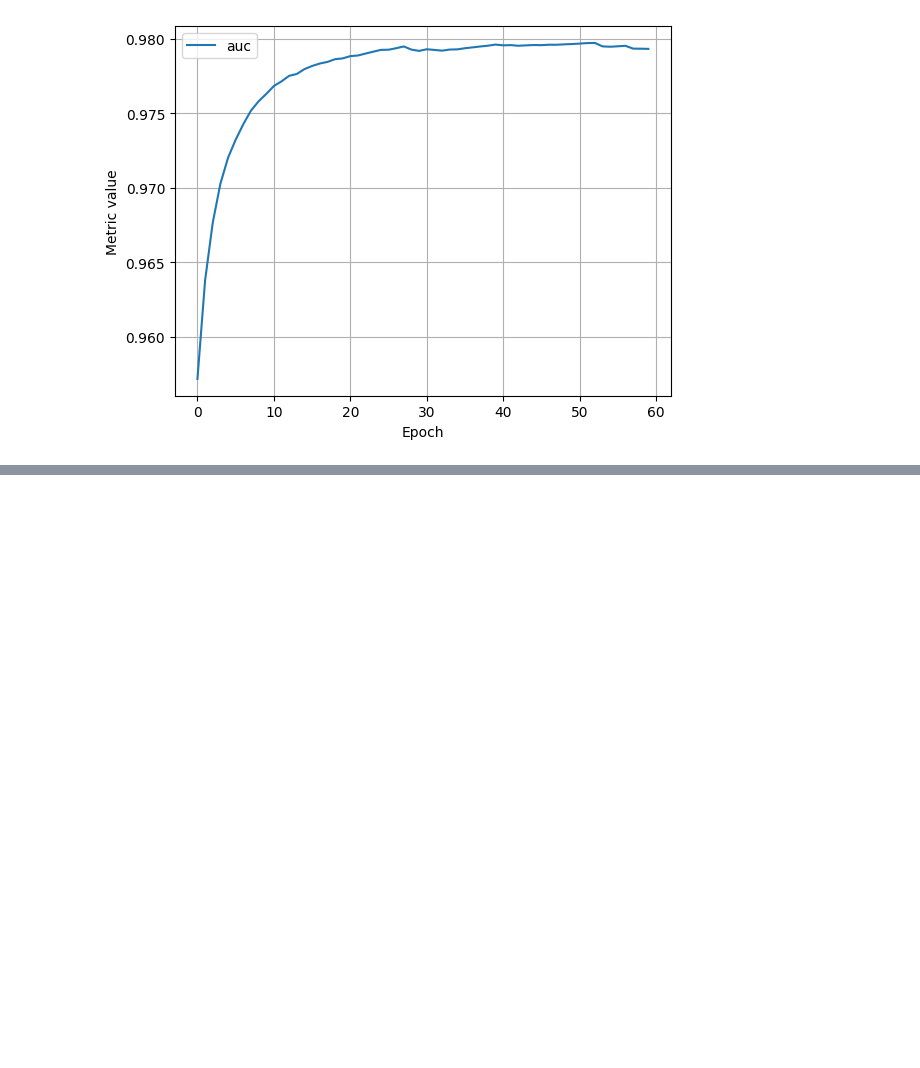
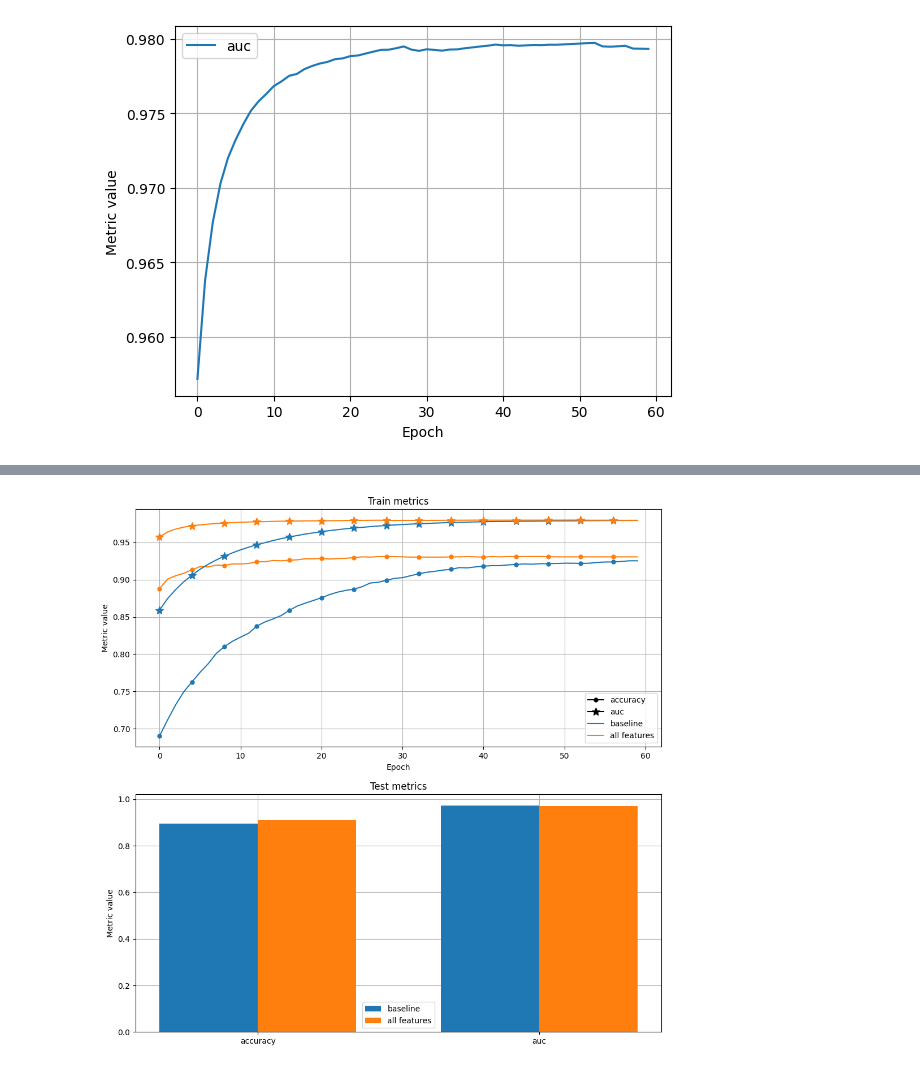
Before and after one commit to fotomain/py_labs_ai_crash_course, a Jupyter notebook: classification1.ipynb, the cells around one changed output, grey strips where cells are left out. Saved outputs shown, nothing was run; the diff lists cells and outputs as text; code cells hidden in the pictures; blank space fills up the shorter version.

```diff
--- a/classification1.ipynb
+++ b/classification1.ipynb
@@ -545,0 +537,6 @@ Epoch 60/60
+# %%
+validation_metrics_all_features = experiment_all_features.evaluate(
+    validation_features,
+    validation_labels,
+)
+compare_train_validation(experiment_all_features, validation_metrics_all_features)
@@ -545,0 +564,6 @@ Epoch 60/60
+# %%
+ml_edu.results.compare_experiment([experiment, experiment_all_features],
+                                  ['accuracy', 'auc'],
+                                  validation_features, validation_labels)
+# %% [output]
+[figure, added]
```
Also changed, not shown: parts of 14 cells of this notebook.
